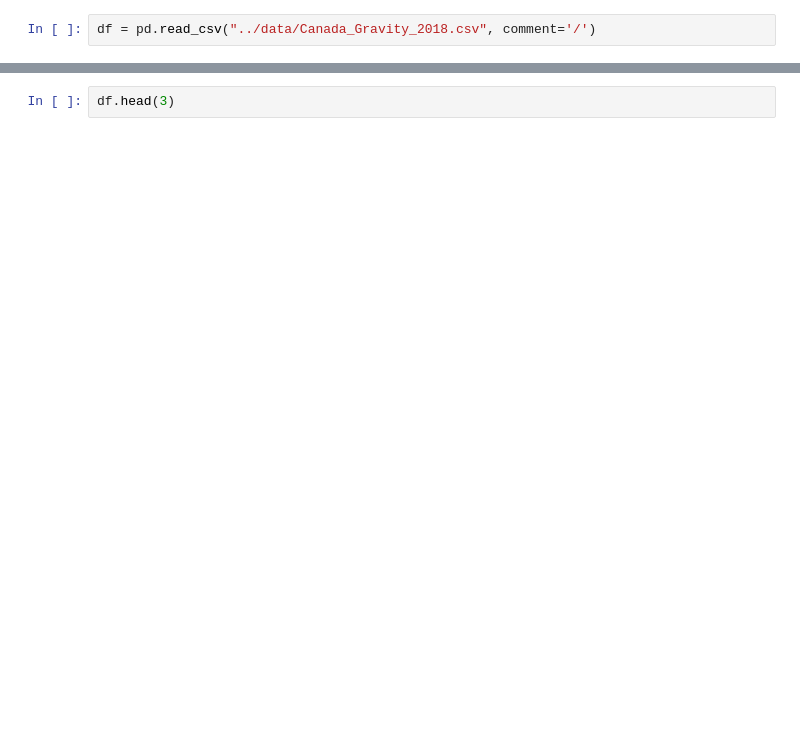
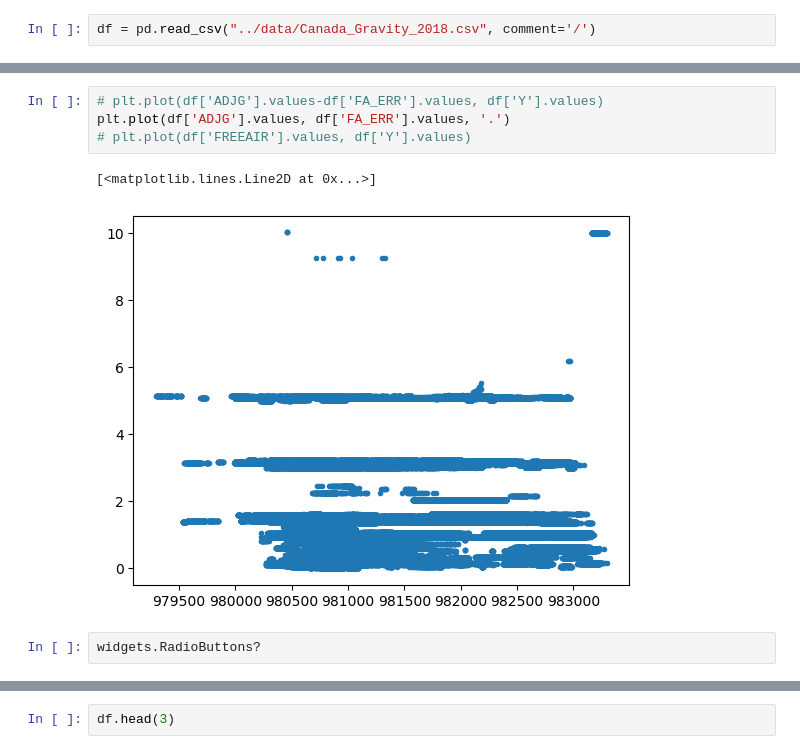
Before and after one commit to ginabilic/geol_4330_canada_wide_gravity, a Jupyter notebook: notebooks/load_gravity_data.ipynb, the cells around one changed output, grey strips where cells are left out. Drawn from its saved outputs; the diff is of its cells as text; blank space fills up the shorter version.

```diff
--- a/notebooks/load_gravity_data.ipynb
+++ b/notebooks/load_gravity_data.ipynb
@@ -9 +75,10 @@ df = pd.read_csv("../data/Canada_Gravity_2018.csv", comment='/')
+# %%
+# plt.plot(df['ADJG'].values-df['FA_ERR'].values, df['Y'].values)
+plt.plot(df['ADJG'].values, df['FA_ERR'].values, '.')
+# plt.plot(df['FREEAIR'].values, df['Y'].values)
+# %% [output]
+[<matplotlib.lines.Line2D at 0x...>]
+[figure, added]
+# %%
+widgets.RadioButtons?
 # %%
```
Also changed, not shown: parts of 14 cells of this notebook, 1 other file.
